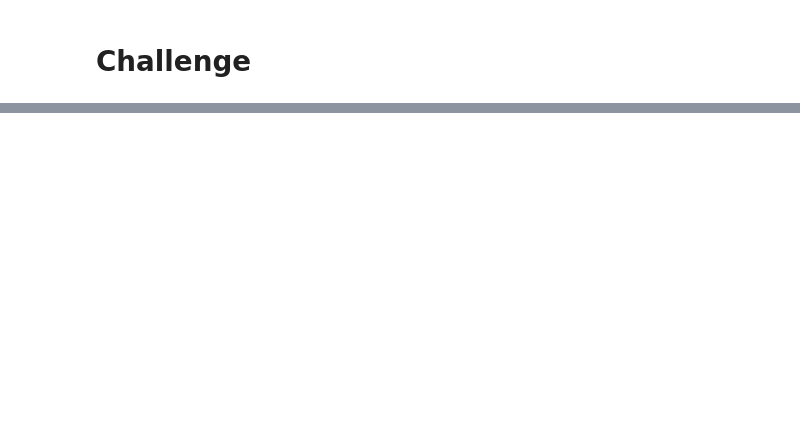
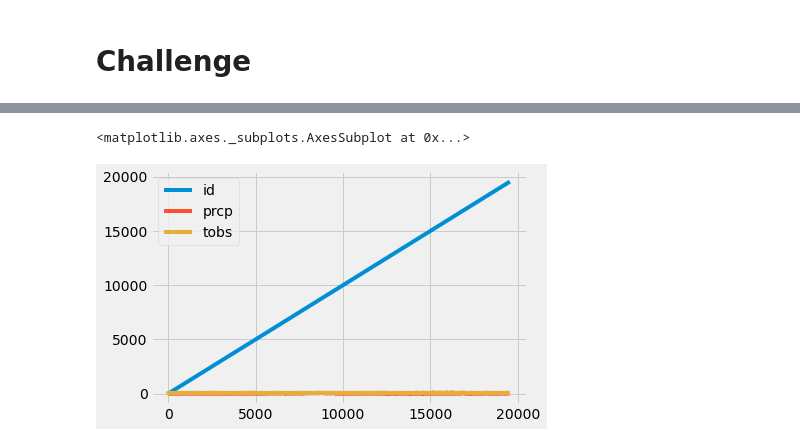
Before and after one commit to jseverin1984/surfs_up, a Jupyter notebook: climate_analysis.ipynb, the cells around one changed output, grey strips where cells are left out. Saved outputs shown, nothing was run; the diff lists cells and outputs as text; code cells hidden in the pictures; blank space fills up the shorter version.

```diff
--- a/climate_analysis.ipynb
+++ b/climate_analysis.ipynb
@@ -94,0 +143,7 @@ df.describe()
+# %%
+import sqlite3
+conn = sqlite3.connect('hawaii.sqlite')
+df2=pd.read_sql('select * from measurement;', conn)
+
+df2.set_index(df2['id'], inplace=True)
+df2
@@ -94,0 +165,5 @@ df.describe()
+# %%
+df2.plot()
+# %% [output]
+<matplotlib.axes._subplots.AxesSubplot at 0x...>
+[figure, added]
```
Also changed, not shown: parts of 8 cells of this notebook, 5 other files.
